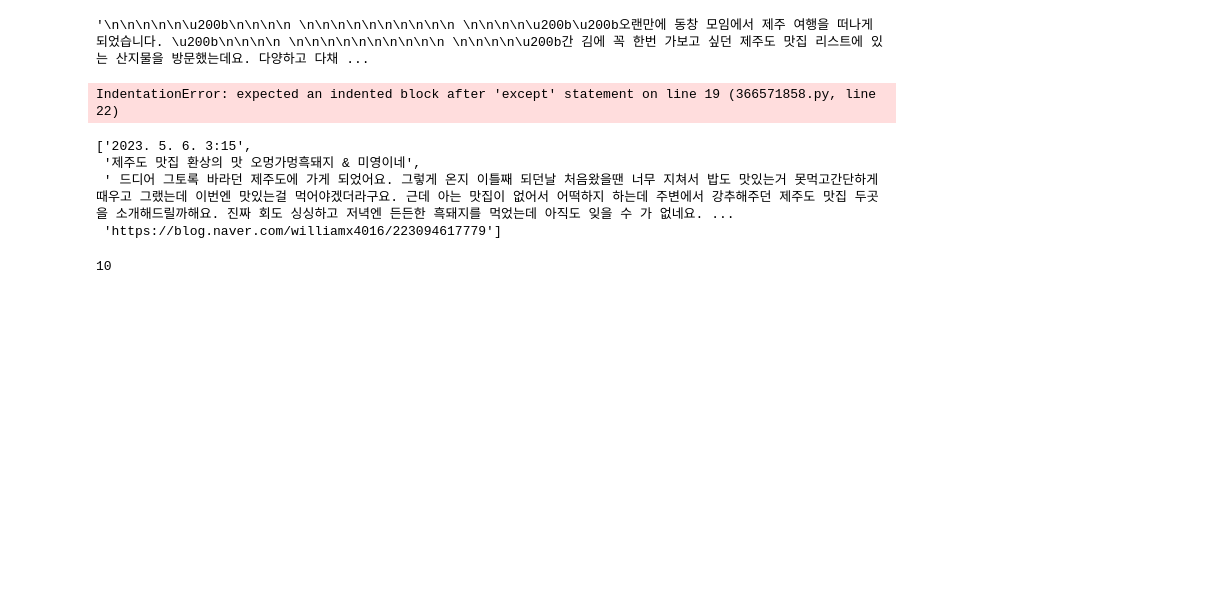
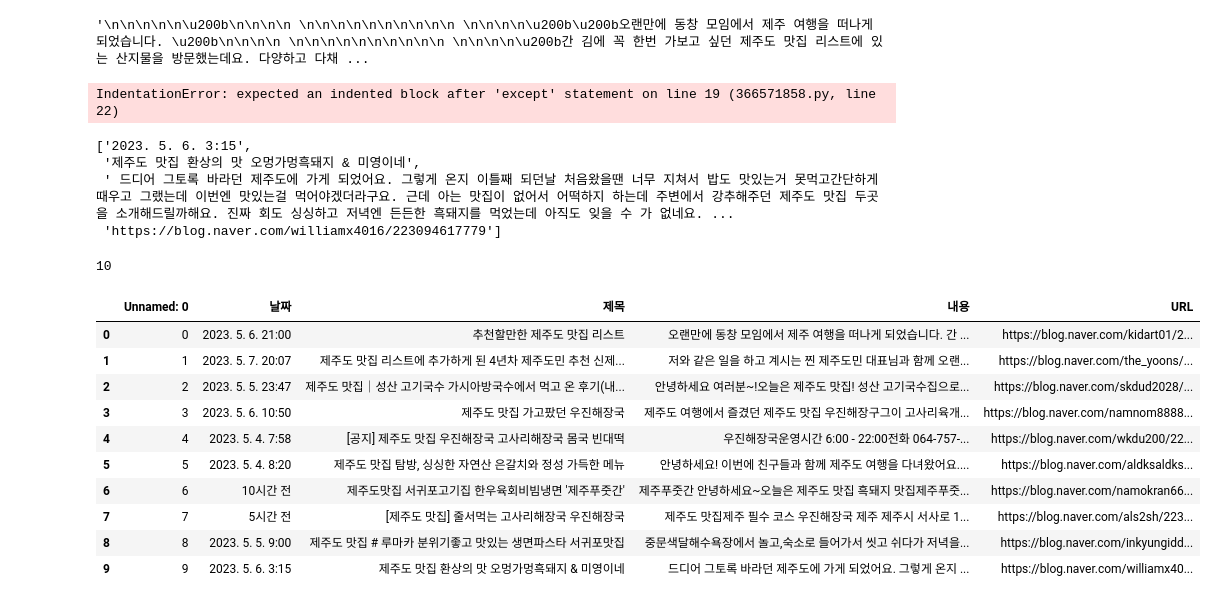
Before and after one commit to pulpo125/habang, a Jupyter notebook: crawling/03.selenium/naver_blog.ipynb, the cells around one changed output. Saved outputs shown, nothing was run; the diff lists cells and outputs as text; code cells hidden in the pictures; blank space fills up the shorter version.

```diff
--- a/crawling/03.selenium/naver_blog.ipynb
+++ b/crawling/03.selenium/naver_blog.ipynb
@@ -197,3 +194,18 @@ len(results)
 df = pd.DataFrame(results)
 df.columns = ['날짜', '제목', '내용', 'URL']
 df.to_excel('블로그내용_10개.xlsx')
+# %%
+import pandas as pd
+pd.read_excel('블로그내용_10개.xlsx')
+# %% [output]
+|  | Unnamed: 0 | 날짜 | 제목 | 내용 | URL |
+| 0 | 0 | 2023. 5. 6. 21:00 | 추천할만한 제주도 맛집 리스트 | 오랜만에 동창 모임에서 제주 여행을 떠나게 되었습니다. 간 ... | https://blog.naver.com/kidart01/2... |
+| 1 | 1 | 2023. 5. 7. 20:07 | 제주도 맛집 리스트에 추가하게 된 4년차 제주도민 추천 신제... | 저와 같은 일을 하고 계시는 찐 제주도민 대표님과 함께 오랜... | https://blog.naver.com/the_yoons/... |
+| 2 | 2 | 2023. 5. 5. 23:47 | 제주도 맛집｜성산 고기국수 가시아방국수에서 먹고 온 후기(내... | 안녕하세요 여러분~!오늘은 제주도 맛집! 성산 고기국수집으로... | https://blog.naver.com/skdud2028/... |
+| 3 | 3 | 2023. 5. 6. 10:50 | 제주도 맛집 가고팠던 우진해장국 | 제주도 여행에서 즐겼던 제주도 맛집 우진해장구그이 고사리육개... | https://blog.naver.com/namnom8888... |
+| 4 | 4 | 2023. 5. 4. 7:58 | [공지] 제주도 맛집 우진해장국 고사리해장국 몸국 빈대떡 | 우진해장국운영시간 6:00 - 22:00전화 064-757-... | https://blog.naver.com/wkdu200/22... |
+| 5 | 5 | 2023. 5. 4. 8:20 | 제주도 맛집 탐방, 싱싱한 자연산 은갈치와 정성 가득한 메뉴 | 안녕하세요! 이번에 친구들과 함께 제주도 여행을 다녀왔어요.... | https://blog.naver.com/aldksaldks... |
+| 6 | 6 | 10시간 전 | 제주도맛집 서귀포고기집 한우육회비빔냉면 '제주푸줏간' | 제주푸줏간 안녕하세요~오늘은 제주도 맛집 흑돼지 맛집제주푸줏... | https://blog.naver.com/namokran66... |
+| 7 | 7 | 5시간 전 | [제주도 맛집] 줄서먹는 고사리해장국 우진해장국 | 제주도 맛집제주 필수 코스 우진해장국 제주 제주시 서사로 1... | https://blog.naver.com/als2sh/223... |
+| 8 | 8 | 2023. 5. 5. 9:00 | 제주도 맛집 # 루마카 분위기좋고 맛있는 생면파스타 서귀포맛집 | 중문색달해수욕장에서 놀고,숙소로 들어가서 씻고 쉬다가 저녁을... | https://blog.naver.com/inkyungidd... |
+| 9 | 9 | 2023. 5. 6. 3:15 | 제주도 맛집 환상의 맛 오멍가멍흑돼지 & 미영이네 | 드디어 그토록 바라던 제주도에 가게 되었어요. 그렇게 온지 ... | https://blog.naver.com/williamx40... |
```
Also changed, not shown: parts of 2 cells of this notebook, 2 other files.
